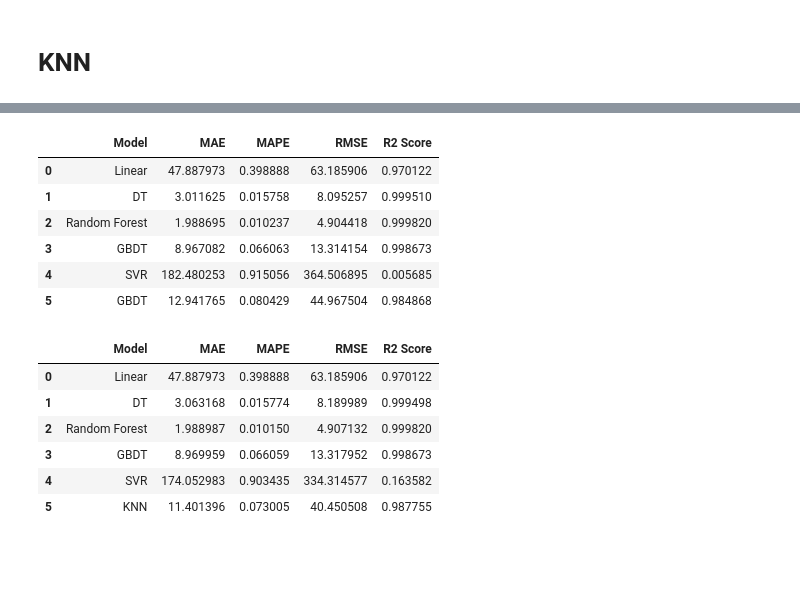
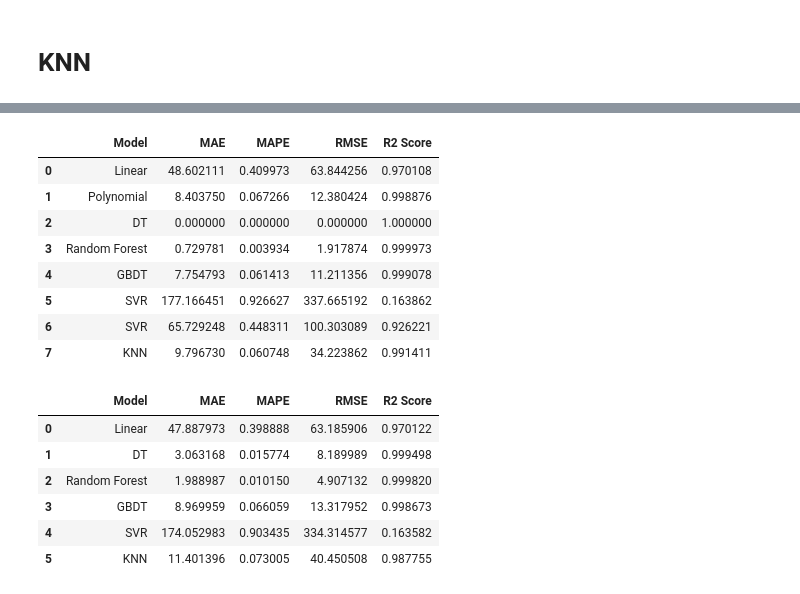
Before and after one commit to muthuganeshece/MLProjects, a Jupyter notebook: LIDAR/Notebook/ModelDevelopment.ipynb, the cells around one changed output, grey strips where cells are left out. Drawn from its saved outputs; the diff is of its cells as text; code cells hidden in the pictures; blank space fills up the shorter version.

```diff
--- a/LIDAR/Notebook/ModelDevelopment.ipynb
+++ b/LIDAR/Notebook/ModelDevelopment.ipynb
@@ -319,13 +313,15 @@ pd.DataFrame(test_res, columns = ['Model', 'MAE', 'MAPE', 'RMSE', 'R2 Score'])
 # %%
-pd.DataFrame(test_res, columns = ['Model', 'MAE', 'MAPE', 'RMSE', 'R2 Score'])
+pd.DataFrame(train_res, columns = ['Model', 'MAE', 'MAPE', 'RMSE', 'R2 Score'])
 # %% [output]
 |  | Model | MAE | MAPE | RMSE | R2 Score |
-| 0 | Linear | 47.887973 | 0.398888 | 63.185906 | 0.970122 |
-| 1 | DT | 3.011625 | 0.015758 | 8.095257 | 0.999510 |
-| 2 | Random Forest | 1.988695 | 0.010237 | 4.904418 | 0.999820 |
-| 3 | GBDT | 8.967082 | 0.066063 | 13.314154 | 0.998673 |
-| 4 | SVR | 182.480253 | 0.915056 | 364.506895 | 0.005685 |
-| 5 | GBDT | 12.941765 | 0.080429 | 44.967504 | 0.984868 |
+| 0 | Linear | 48.602111 | 0.409973 | 63.844256 | 0.970108 |
+| 1 | Polynomial | 8.403750 | 0.067266 | 12.380424 | 0.998876 |
+| 2 | DT | 0.000000 | 0.000000 | 0.000000 | 1.000000 |
+| 3 | Random Forest | 0.729781 | 0.003934 | 1.917874 | 0.999973 |
+| 4 | GBDT | 7.754793 | 0.061413 | 11.211356 | 0.999078 |
+| 5 | SVR | 177.166451 | 0.926627 | 337.665192 | 0.163862 |
+| 6 | SVR | 65.729248 | 0.448311 | 100.303089 | 0.926221 |
+| 7 | KNN | 9.796730 | 0.060748 | 34.223862 | 0.991411 |
 # %%
 pd.DataFrame(test_res, columns = ['Model', 'MAE', 'MAPE', 'RMSE', 'R2 Score'])
 # %% [output]
```
Also changed, not shown: parts of 2 cells of this notebook.
